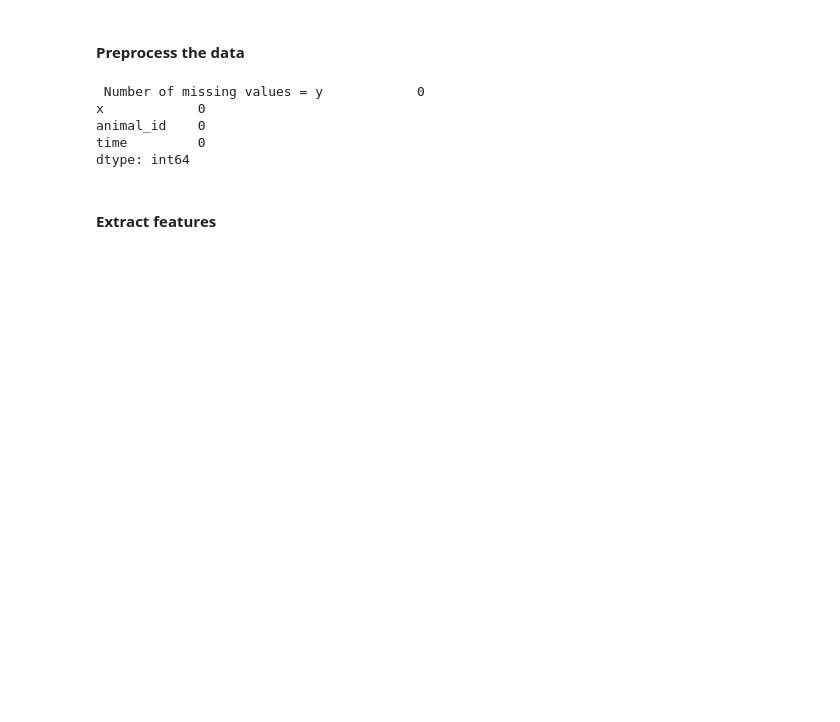
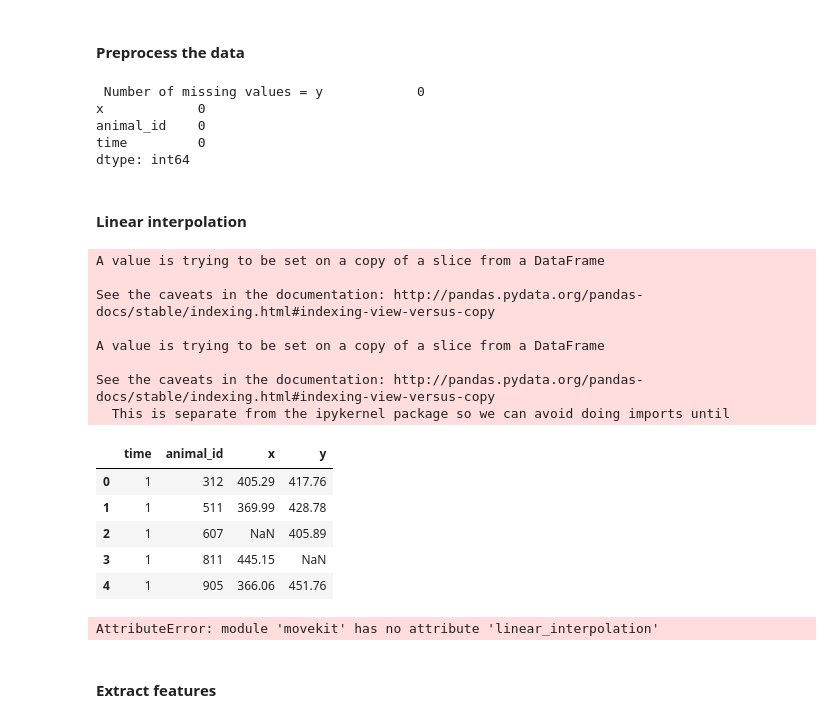
Before and after one commit to dbvis-ukon/movekit, a Jupyter notebook: examples/demo.ipynb, the cells around one changed output. Saved outputs shown, nothing was run; the diff lists cells and outputs as text; code cells hidden in the pictures; blank space fills up the shorter version.

Commit message:
documentation

```diff
--- a/examples/demo.ipynb
+++ b/examples/demo.ipynb
@@ -28,3 +29,26 @@ x            0
 animal_id    0
 time         0
 dtype: int64
+# %% [markdown]
+#### Linear interpolation
+# %%
+interp_dat = data
+interp_dat['x'][2] = np.nan
+interp_dat['y'][3] = np.nan
+
+interp_dat.head()
+# %% [output]
+A value is trying to be set on a copy of a slice from a DataFrame
+
+See the caveats in the documentation: http://pandas.pydata.org/pandas-docs/stable/indexing.html#indexing-view-versus-copy
+
+A value is trying to be set on a copy of a slice from a DataFrame
+
+See the caveats in the documentation: http://pandas.pydata.org/pandas-docs/stable/indexing.html#indexing-view-versus-copy
+  This is separate from the ipykernel package so we can avoid doing imports until
+|  | time | animal_id | x | y |
+| 0 | 1 | 312 | 405.29 | 417.76 |
+| 1 | 1 | 511 | 369.99 | 428.78 |
+| 2 | 1 | 607 | NaN | 405.89 |
+| 3 | 1 | 811 | 445.15 | NaN |
+| 4 | 1 | 905 | 366.06 | 451.76 |
@@ -31,3 +57,8 @@ dtype: int64
+# %%
+res = mkit.linear_interpolation(interp_dat, 2)
+print(res)
+# %% [output]
+AttributeError: module 'movekit' has no attribute 'linear_interpolation'
 # %% [markdown]
 #### Extract features
 # %%
```
Also changed, not shown: parts of 5 cells of this notebook, 2 other files.
